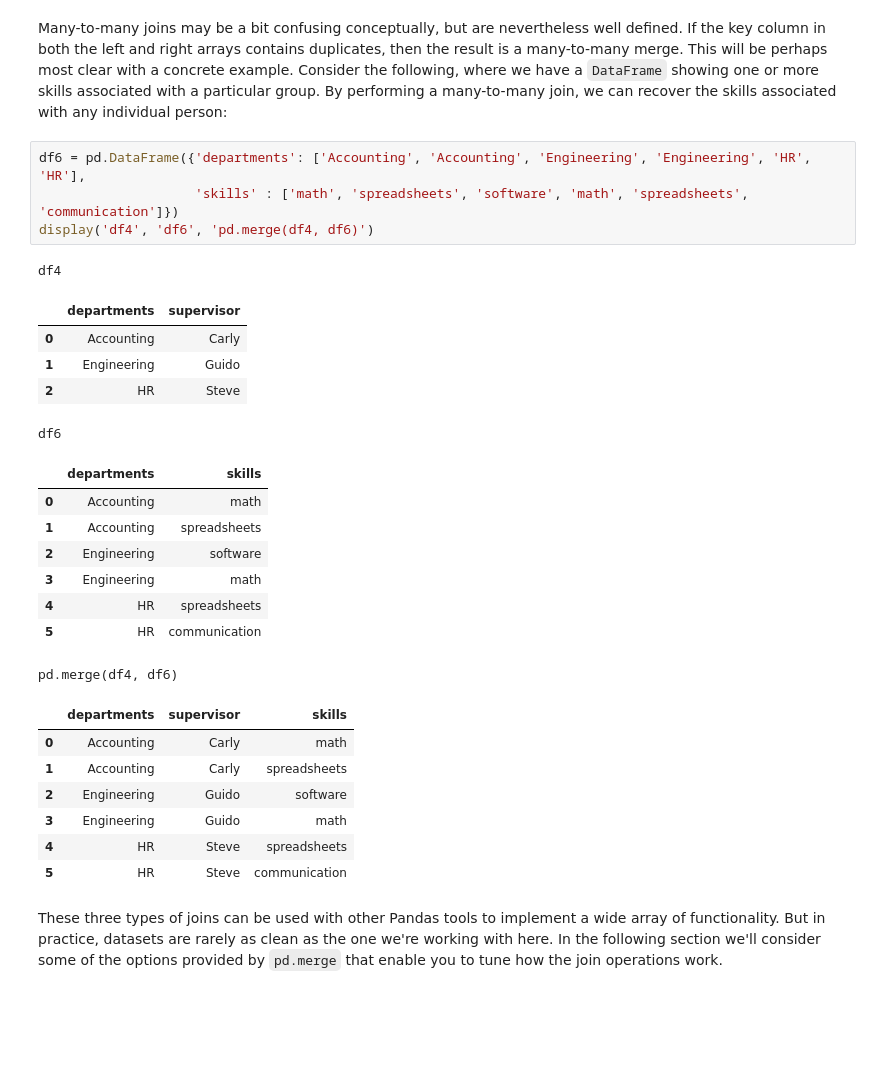
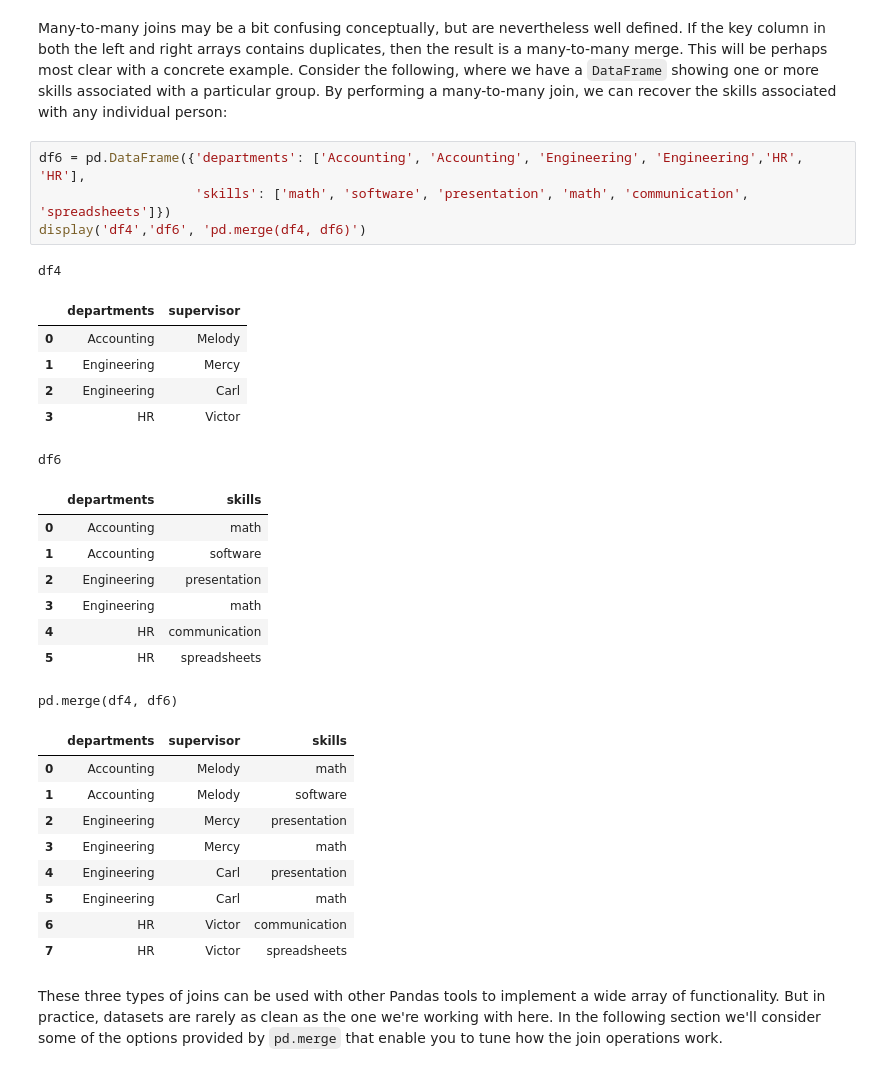
Before and after one commit to bonareri/data-science-class, a Jupyter notebook: 05-Python_for_Data_Science/06_02_Merge_and_Join.ipynb, the cells around one changed output. Saved outputs shown, nothing was run; the diff lists cells and outputs as text; blank space fills up the shorter version.

```diff
--- a/05-Python_for_Data_Science/06_02_Merge_and_Join.ipynb
+++ b/05-Python_for_Data_Science/06_02_Merge_and_Join.ipynb
@@ -121,31 +124,34 @@ This will be perhaps most clear with a concrete example.
 Consider the following, where we have a `DataFrame` showing one or more skills associated with a particular group.
 By performing a many-to-many join, we can recover the skills associated with any individual person:
 # %%
-df6 = pd.DataFrame({'departments': ['Accounting', 'Accounting', 'Engineering', 'Engineering', 'HR', 'HR'],
-                    'skills' : ['math', 'spreadsheets', 'software', 'math', 'spreadsheets', 'communication']})
-display('df4', 'df6', 'pd.merge(df4, df6)')
+df6 = pd.DataFrame({'departments': ['Accounting', 'Accounting', 'Engineering', 'Engineering','HR', 'HR'],
+                    'skills': ['math', 'software', 'presentation', 'math', 'communication', 'spreadsheets']})
+display('df4','df6', 'pd.merge(df4, df6)')
 # %% [output]
 df4
 |  | departments | supervisor |
-| 0 | Accounting | Carly |
-| 1 | Engineering | Guido |
-| 2 | HR | Steve |
+| 0 | Accounting | Melody |
+| 1 | Engineering | Mercy |
+| 2 | Engineering | Carl |
+| 3 | HR | Victor |
 df6
 |  | departments | skills |
 | 0 | Accounting | math |
-| 1 | Accounting | spreadsheets |
-| 2 | Engineering | software |
+| 1 | Accounting | software |
+| 2 | Engineering | presentation |
 | 3 | Engineering | math |
-| 4 | HR | spreadsheets |
-| 5 | HR | communication |
+| 4 | HR | communication |
+| 5 | HR | spreadsheets |
 pd.merge(df4, df6)
 |  | departments | supervisor | skills |
-| 0 | Accounting | Carly | math |
-| 1 | Accounting | Carly | spreadsheets |
-| 2 | Engineering | Guido | software |
-| 3 | Engineering | Guido | math |
-| 4 | HR | Steve | spreadsheets |
-| 5 | HR | Steve | communication |
+| 0 | Accounting | Melody | math |
+| 1 | Accounting | Melody | software |
+| 2 | Engineering | Mercy | presentation |
+| 3 | Engineering | Mercy | math |
+| 4 | Engineering | Carl | presentation |
+| 5 | Engineering | Carl | math |
+| 6 | HR | Victor | communication |
+| 7 | HR | Victor | spreadsheets |
 # %% [markdown]
 These three types of joins can be used with other Pandas tools to implement a wide array of functionality.
 But in practice, datasets are rarely as clean as the one we're working with here.
```
Also changed, not shown: parts of 31 cells of this notebook, 7 other files.
